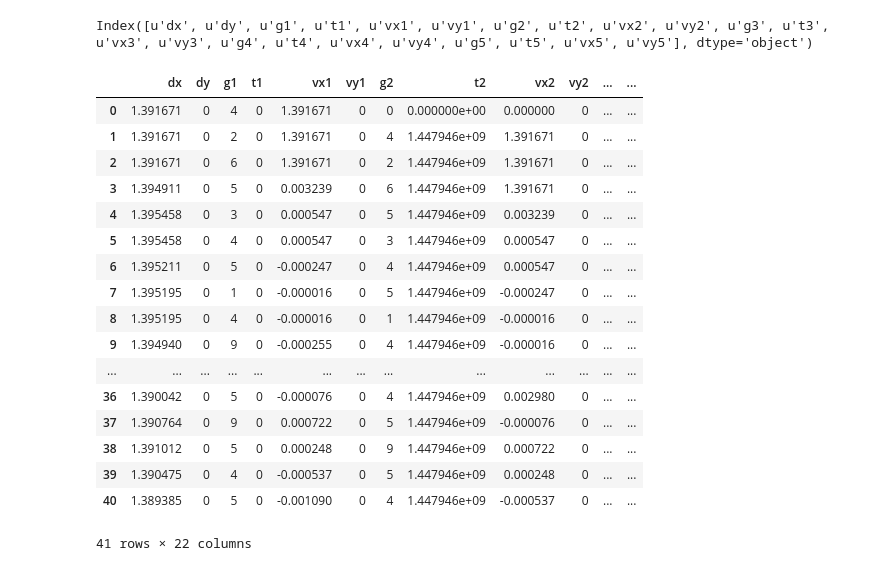
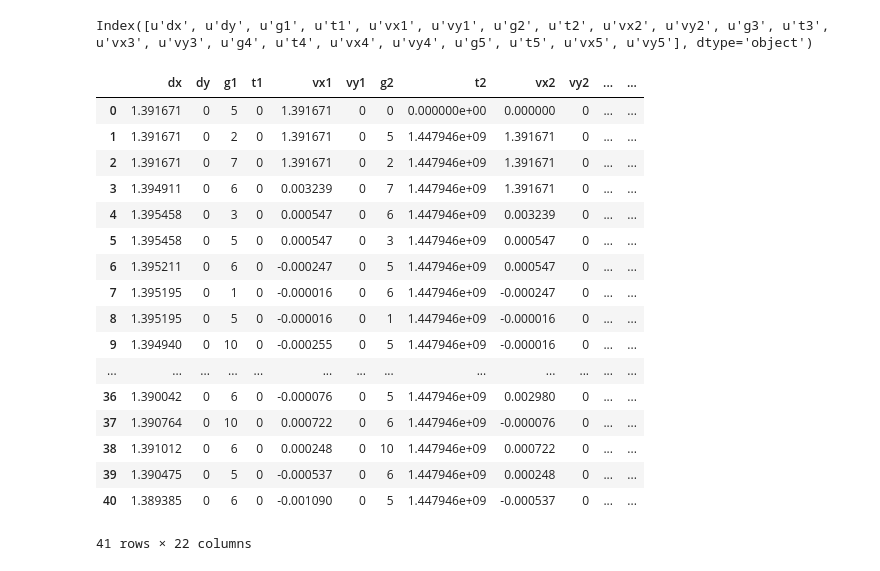
Before and after one commit to Joao-M-Almeida/HumanRobotInteraction, a Jupyter notebook: hri_notebook.ipynb, the cells around one changed output. Cells and saved outputs as stored; diff of their text form; code cells hidden in the pictures.

```diff
--- a/hri_notebook.ipynb
+++ b/hri_notebook.ipynb
@@ -67,39 +71,42 @@ Index([u'dx', u'dy', u'g1', u't1', u'vx1', u'vy1', u'g2', u't2', u'vx2', u'vy2',
 # %%
 database_wave = pd.read_csv("/home/jmirandadealme/Documents/SistAut/HumanRobotInteraction/others/ModelTraining/waving.csv",
                       skipinitialspace=True ,quotechar ="'")
 database_wave["t5"] = database_wave["t4"]-database_wave["t5"]
 database_wave["t4"] = database_wave["t3"]-database_wave["t4"]
 database_wave["t3"] = database_wave["t2"]-database_wave["t3"]
 database_wave["t2"] = database_wave["t1"]-database_wave["t2"]
 database_wave["t1"] = 0
 
 le = preprocessing.LabelEncoder()
-le.fit([0.0,'closing forearm','arm moving down','arm moving up',
-        'arm stopped','forearm stopped','hand above elbow','hand under elbow',
-        'no walking','opening forearm','walking backward','walking forward','waving'])
+le.fit([0.0,'closingforearm','armmovingdown','armmovingup',
+        'armstopped','forearmstopped','handaboveelbow','handunderelbow',
+        'nowalking','openingforearm','walkingbackward','walkingforward','waving','caling', 'handing',])
 database_wave["g1"]=le.transform(database_wave["g1"])
 database_wave["g2"]=le.transform(database_wave["g2"])
 database_wave["g3"]=le.transform(database_wave["g3"])
 database_wave["g4"]=le.transform(database_wave["g4"])
 database_wave["g5"]=le.transform(database_wave["g5"])
 
+
+# LABELS
+wave_labels = np.append(np.zeros((21,)),np.ones((20,)))
 database_wave
 # %% [output]
 |  | dx | dy | g1 | t1 | vx1 | vy1 | g2 | t2 | vx2 | vy2 | ... | ... |
-| 0 | 1.391671 | 0 | 4 | 0 | 1.391671 | 0 | 0 | 0.000000e+00 | 0.000000 | 0 | ... | ... |
-| 1 | 1.391671 | 0 | 2 | 0 | 1.391671 | 0 | 4 | 1.447946e+09 | 1.391671 | 0 | ... | ... |
-| 2 | 1.391671 | 0 | 6 | 0 | 1.391671 | 0 | 2 | 1.447946e+09 | 1.391671 | 0 | ... | ... |
-| 3 | 1.394911 | 0 | 5 | 0 | 0.003239 | 0 | 6 | 1.447946e+09 | 1.391671 | 0 | ... | ... |
-| 4 | 1.395458 | 0 | 3 | 0 | 0.000547 | 0 | 5 | 1.447946e+09 | 0.003239 | 0 | ... | ... |
-| 5 | 1.395458 | 0 | 4 | 0 | 0.000547 | 0 | 3 | 1.447946e+09 | 0.000547 | 0 | ... | ... |
-| 6 | 1.395211 | 0 | 5 | 0 | -0.000247 | 0 | 4 | 1.447946e+09 | 0.000547 | 0 | ... | ... |
-| 7 | 1.395195 | 0 | 1 | 0 | -0.000016 | 0 | 5 | 1.447946e+09 | -0.000247 | 0 | ... | ... |
-| 8 | 1.395195 | 0 | 4 | 0 | -0.000016 | 0 | 1 | 1.447946e+09 | -0.000016 | 0 | ... | ... |
-| 9 | 1.394940 | 0 | 9 | 0 | -0.000255 | 0 | 4 | 1.447946e+09 | -0.000016 | 0 | ... | ... |
+| 0 | 1.391671 | 0 | 5 | 0 | 1.391671 | 0 | 0 | 0.000000e+00 | 0.000000 | 0 | ... | ... |
+| 1 | 1.391671 | 0 | 2 | 0 | 1.391671 | 0 | 5 | 1.447946e+09 | 1.391671 | 0 | ... | ... |
+| 2 | 1.391671 | 0 | 7 | 0 | 1.391671 | 0 | 2 | 1.447946e+09 | 1.391671 | 0 | ... | ... |
+| 3 | 1.394911 | 0 | 6 | 0 | 0.003239 | 0 | 7 | 1.447946e+09 | 1.391671 | 0 | ... | ... |
+| 4 | 1.395458 | 0 | 3 | 0 | 0.000547 | 0 | 6 | 1.447946e+09 | 0.003239 | 0 | ... | ... |
+| 5 | 1.395458 | 0 | 5 | 0 | 0.000547 | 0 | 3 | 1.447946e+09 | 0.000547 | 0 | ... | ... |
+| 6 | 1.395211 | 0 | 6 | 0 | -0.000247 | 0 | 5 | 1.447946e+09 | 0.000547 | 0 | ... | ... |
+| 7 | 1.395195 | 0 | 1 | 0 | -0.000016 | 0 | 6 | 1.447946e+09 | -0.000247 | 0 | ... | ... |
+| 8 | 1.395195 | 0 | 5 | 0 | -0.000016 | 0 | 1 | 1.447946e+09 | -0.000016 | 0 | ... | ... |
+| 9 | 1.394940 | 0 | 10 | 0 | -0.000255 | 0 | 5 | 1.447946e+09 | -0.000016 | 0 | ... | ... |
 | ... | ... | ... | ... | ... | ... | ... | ... | ... | ... | ... | ... | ... |
-| 36 | 1.390042 | 0 | 5 | 0 | -0.000076 | 0 | 4 | 1.447946e+09 | 0.002980 | 0 | ... | ... |
-| 37 | 1.390764 | 0 | 9 | 0 | 0.000722 | 0 | 5 | 1.447946e+09 | -0.000076 | 0 | ... | ... |
-| 38 | 1.391012 | 0 | 5 | 0 | 0.000248 | 0 | 9 | 1.447946e+09 | 0.000722 | 0 | ... | ... |
-| 39 | 1.390475 | 0 | 4 | 0 | -0.000537 | 0 | 5 | 1.447946e+09 | 0.000248 | 0 | ... | ... |
-| 40 | 1.389385 | 0 | 5 | 0 | -0.001090 | 0 | 4 | 1.447946e+09 | -0.000537 | 0 | ... | ... |
+| 36 | 1.390042 | 0 | 6 | 0 | -0.000076 | 0 | 5 | 1.447946e+09 | 0.002980 | 0 | ... | ... |
+| 37 | 1.390764 | 0 | 10 | 0 | 0.000722 | 0 | 6 | 1.447946e+09 | -0.000076 | 0 | ... | ... |
+| 38 | 1.391012 | 0 | 6 | 0 | 0.000248 | 0 | 10 | 1.447946e+09 | 0.000722 | 0 | ... | ... |
+| 39 | 1.390475 | 0 | 5 | 0 | -0.000537 | 0 | 6 | 1.447946e+09 | 0.000248 | 0 | ... | ... |
+| 40 | 1.389385 | 0 | 6 | 0 | -0.001090 | 0 | 5 | 1.447946e+09 | -0.000537 | 0 | ... | ... |
 41 rows × 22 columns
```
Also changed, not shown: parts of 10 cells of this notebook, 2 other files.
